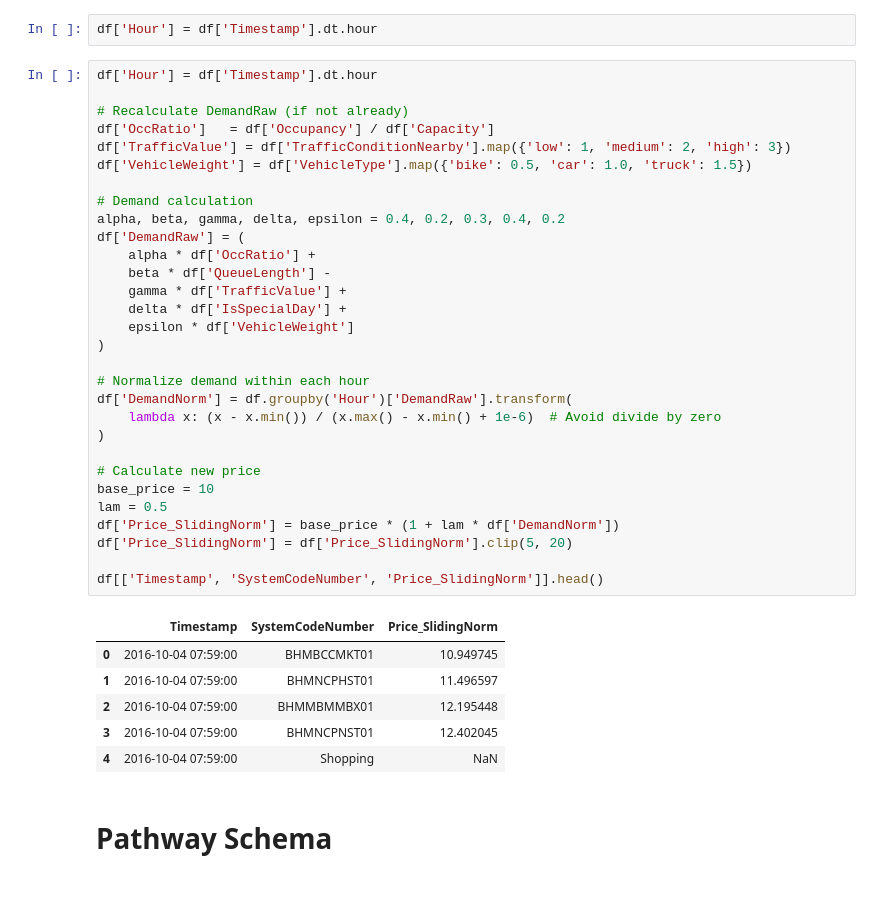
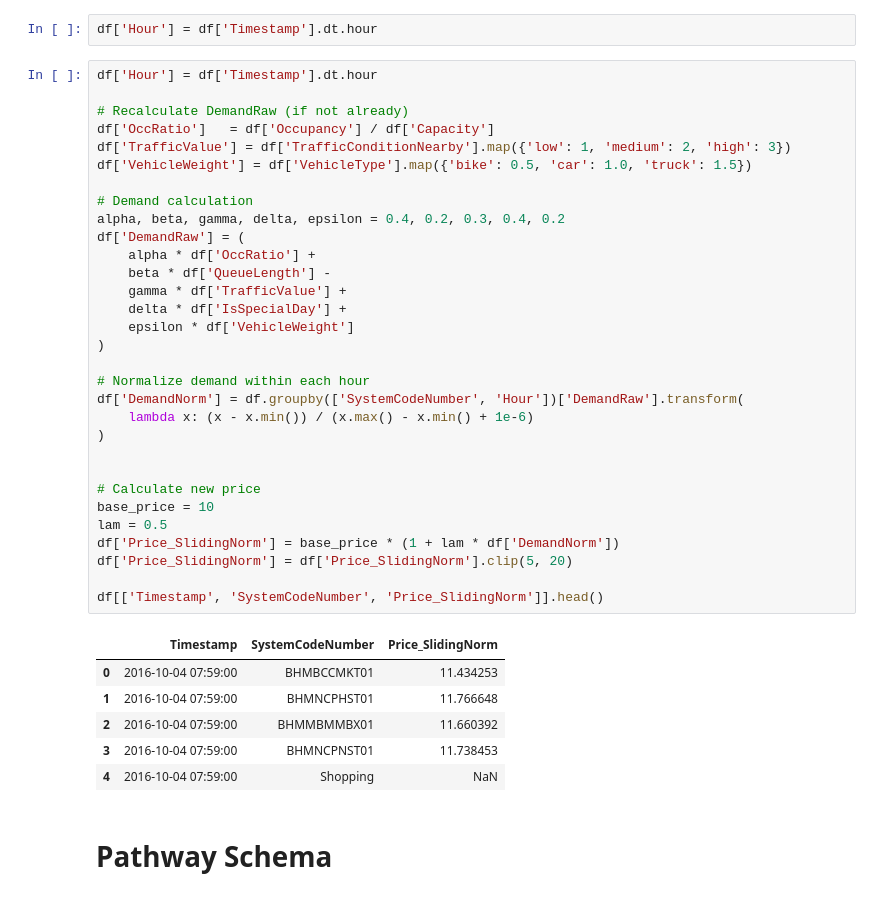
Before and after one commit to Bindu32/dynamic-pricing-parking, a Jupyter notebook: Capstone_Project.ipynb, the cells around one changed output. Saved outputs shown, nothing was run; the diff lists cells and outputs as text.

```diff
--- a/Capstone_Project.ipynb
+++ b/Capstone_Project.ipynb
@@ -522,39 +696,40 @@ df['Hour'] = df['Timestamp'].dt.hour
 # %%
 df['Hour'] = df['Timestamp'].dt.hour
 
 # Recalculate DemandRaw (if not already)
 df['OccRatio']   = df['Occupancy'] / df['Capacity']
 df['TrafficValue'] = df['TrafficConditionNearby'].map({'low': 1, 'medium': 2, 'high': 3})
 df['VehicleWeight'] = df['VehicleType'].map({'bike': 0.5, 'car': 1.0, 'truck': 1.5})
 
 # Demand calculation
 alpha, beta, gamma, delta, epsilon = 0.4, 0.2, 0.3, 0.4, 0.2
 df['DemandRaw'] = (
     alpha * df['OccRatio'] +
     beta * df['QueueLength'] -
     gamma * df['TrafficValue'] +
     delta * df['IsSpecialDay'] +
     epsilon * df['VehicleWeight']
 )
 
 # Normalize demand within each hour
-df['DemandNorm'] = df.groupby('Hour')['DemandRaw'].transform(
-    lambda x: (x - x.min()) / (x.max() - x.min() + 1e-6)  # Avoid divide by zero
+df['DemandNorm'] = df.groupby(['SystemCodeNumber', 'Hour'])['DemandRaw'].transform(
+    lambda x: (x - x.min()) / (x.max() - x.min() + 1e-6)
 )
+
 
 # Calculate new price
 base_price = 10
 lam = 0.5
 df['Price_SlidingNorm'] = base_price * (1 + lam * df['DemandNorm'])
 df['Price_SlidingNorm'] = df['Price_SlidingNorm'].clip(5, 20)
 
 df[['Timestamp', 'SystemCodeNumber', 'Price_SlidingNorm']].head()
 # %% [output]
 |  | Timestamp | SystemCodeNumber | Price_SlidingNorm |
-| 0 | 2016-10-04 07:59:00 | BHMBCCMKT01 | 10.949745 |
-| 1 | 2016-10-04 07:59:00 | BHMNCPHST01 | 11.496597 |
-| 2 | 2016-10-04 07:59:00 | BHMMBMMBX01 | 12.195448 |
-| 3 | 2016-10-04 07:59:00 | BHMNCPNST01 | 12.402045 |
+| 0 | 2016-10-04 07:59:00 | BHMBCCMKT01 | 11.434253 |
+| 1 | 2016-10-04 07:59:00 | BHMNCPHST01 | 11.766648 |
+| 2 | 2016-10-04 07:59:00 | BHMMBMMBX01 | 11.660392 |
+| 3 | 2016-10-04 07:59:00 | BHMNCPNST01 | 11.738453 |
 | 4 | 2016-10-04 07:59:00 | Shopping | NaN |
 # %% [markdown]
 # Pathway Schema
```
Also changed, not shown: parts of 17 cells of this notebook.
